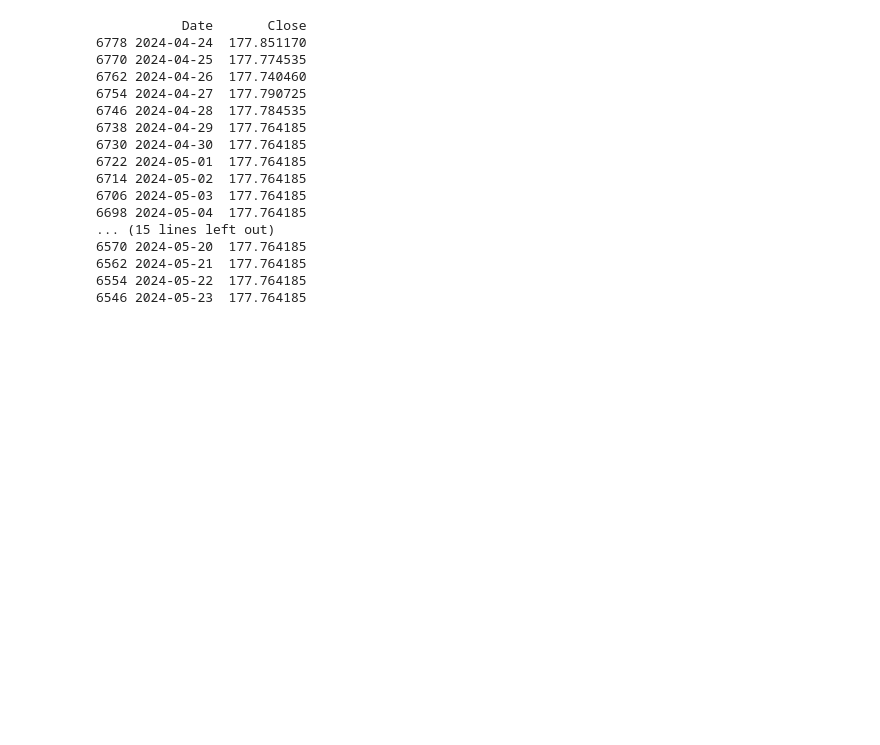
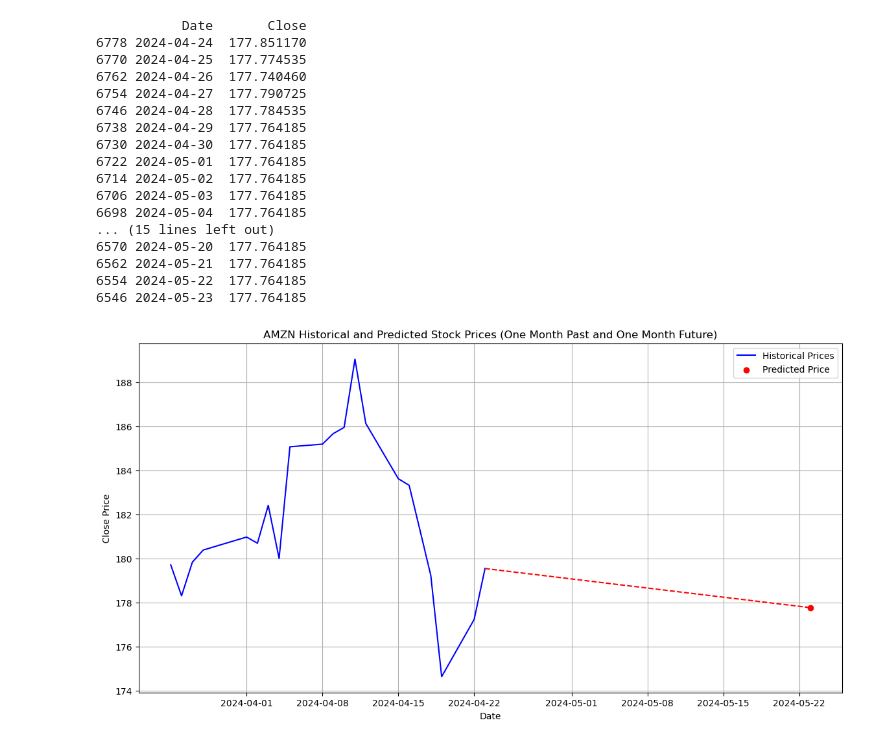
Before and after one commit to cailahanus/stockmarket-machinelearningproject, a Jupyter notebook: AMZNonemonthprediction-model.ipynb, the cells around one changed output. Saved outputs shown, nothing was run; the diff lists cells and outputs as text; code cells hidden in the pictures; blank space fills up the shorter version.

```diff
--- a/AMZNonemonthprediction-model.ipynb
+++ b/AMZNonemonthprediction-model.ipynb
@@ -145,3 +140,40 @@ print(future_predictions[['Date', 'Close']])
 6546 2024-05-23  177.764185
 # %%
 future_predictions.to_csv('One-Month-Predictions/AMZN-prediction.csv', index=False)
+# %%
+# Combine historical and predicted data
+combined_data = pd.concat([data, future_predictions])
+
+# Filter the combined data to include only the last month of historical data and next month of predictions
+one_month_ago = data['Date'].max() - pd.DateOffset(days=30)
+future_predictions_start = future_predictions['Date'].min()
+
+filtered_combined_data = combined_data[
+    (combined_data['Date'] >= one_month_ago) &
+    (combined_data['Date'] <= future_predictions_start + pd.DateOffset(days=30))
+]
+
+# Separate historical and predicted data
+historical_data = filtered_combined_data[filtered_combined_data['Date'] <= data['Date'].max()]
+predicted_data = filtered_combined_data[filtered_combined_data['Date'] > data['Date'].max()]
+
+# Get the final data point from the predicted data
+final_predicted_data = predicted_data.iloc[-1]
+
+# Plot combined data for the last month and next month
+plt.figure(figsize=(14, 7))
+plt.plot(historical_data['Date'], historical_data['Close'], label='Historical Prices', color='blue')
+plt.scatter(final_predicted_data['Date'], final_predicted_data['Close'], label='Predicted Price', color='red', marker='o')
+plt.plot([historical_data['Date'].iloc[-1], final_predicted_data['Date']], [historical_data['Close'].iloc[-1], final_predicted_data['Close']], 'r--')
+plt.xlabel('Date')
+plt.ylabel('Close Price')
+plt.title('AMZN Historical and Predicted Stock Prices (One Month Past and One Month Future)')
+plt.legend()
+plt.grid(True)
+
+# Save the figure
+plt.savefig('One-Month-Comparison-Graphs/AMZNmonthforecastcomparison.png')
+
+plt.show()
+# %% [output]
+[figure, added]
```
Also changed, not shown: parts of 2 cells of this notebook, 32 other files.
